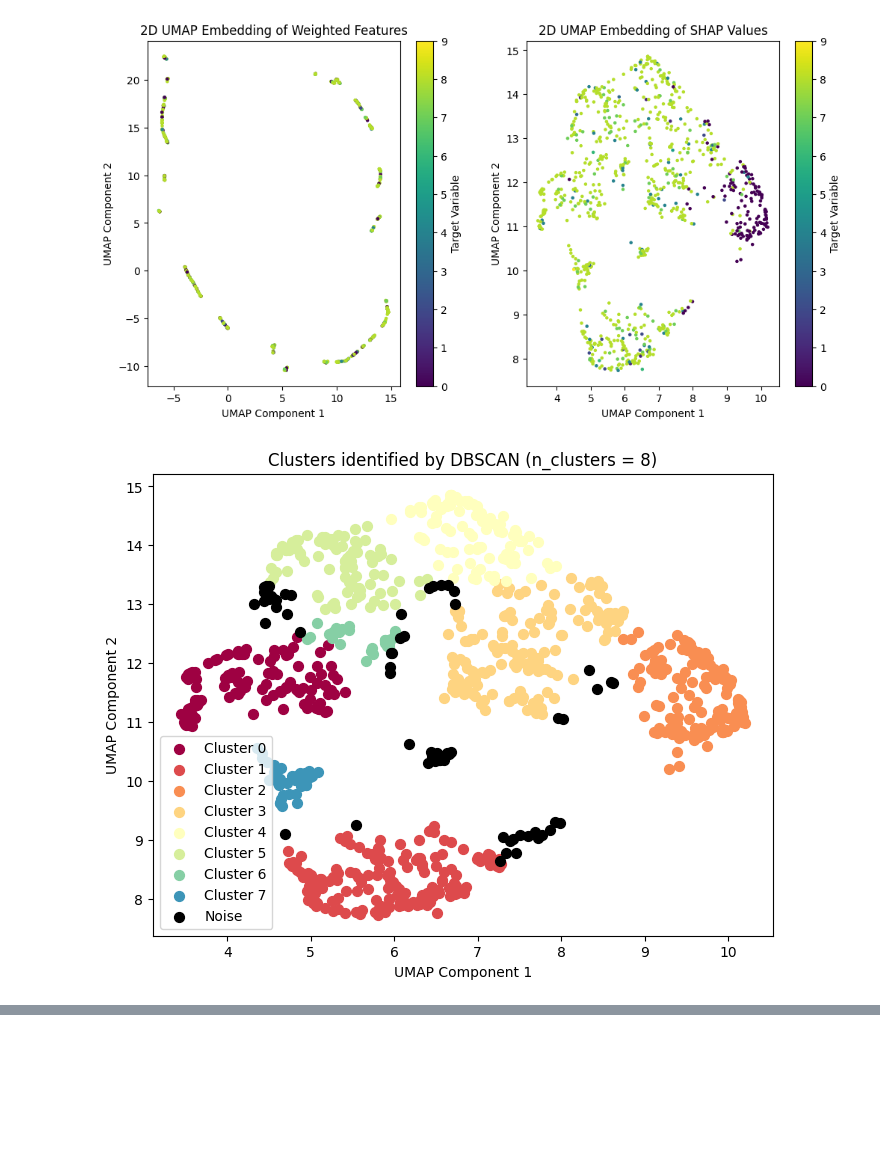
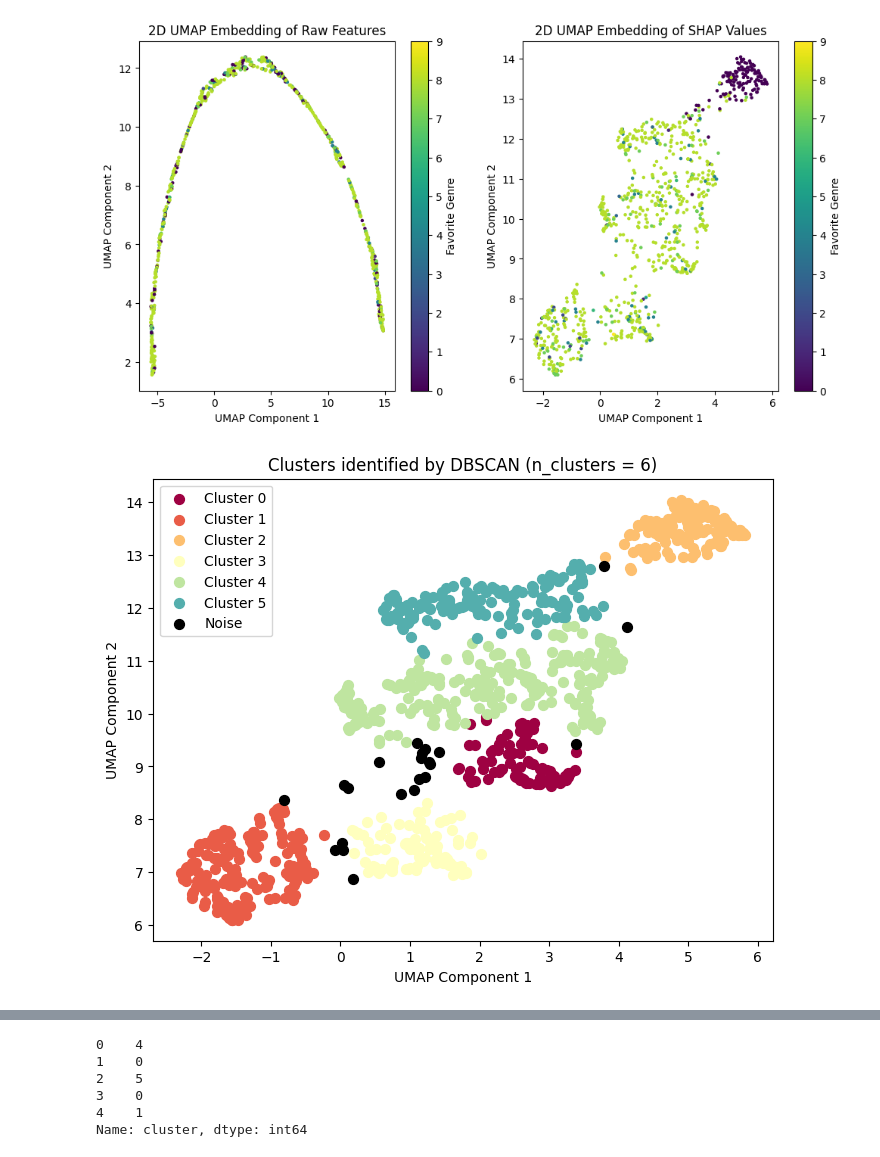
Before and after one commit to aditya-singam/shapclustering, a Jupyter notebook: Pioneer_Research_Code_Aditya_Singampalli.ipynb, the cells around one changed output, grey strips where cells are left out. Drawn from its saved outputs; the diff is of its cells as text; code cells hidden in the pictures; blank space fills up the shorter version.

```diff
--- a/Pioneer_Research_Code_Aditya_Singampalli.ipynb
+++ b/Pioneer_Research_Code_Aditya_Singampalli.ipynb
@@ -173,7 +180,7 @@ print(shap_df_demographic)
 # clusters = dbscan.fit_predict(weighted_features)
 
 # Visualize clusters using UMAP and DBSCAN
-X_2d = UMAP(n_components=2, n_neighbors=200, min_dist=0, random_state = 43).fit_transform(weighted_features)
+X_2d = UMAP(n_components=2, n_neighbors=200, min_dist=0, random_state = 43).fit_transform(X)
 s_2d = UMAP(n_components=2, n_neighbors=200, min_dist=0, random_state = 43).fit_transform(shap_values[:, :, 0])
 
 # from sklearn.preprocessing import LabelEncoder
@@ -187,18 +194,23 @@ print(y)
 plt.figure(figsize=(12, 6))
 plt.subplot(1, 2, 1)
 plt.scatter(X_2d[:, 0], X_2d[:, 1], c=y_numeric, cmap='viridis', s=5)
-plt.title('2D UMAP Embedding of Weighted Features')
+plt.title('2D UMAP Embedding of Raw Features')
 plt.xlabel('UMAP Component 1')
 plt.ylabel('UMAP Component 2')
-plt.colorbar(label='Target Variable')
+plt.colorbar(label='Favorite Genre')
+
 
 # Plotting the 2D embedding of SHAP values
 plt.subplot(1, 2, 2)
+print("*****s_2d****")
+print(s_2d[:, 0])
+print("*****s_2d1****")
+print(s_2d[:, 1])
 plt.scatter(s_2d[:, 0], s_2d[:, 1], c=y_numeric, cmap='viridis', s=5)
 plt.title('2D UMAP Embedding of SHAP Values')
 plt.xlabel('UMAP Component 1')
 plt.ylabel('UMAP Component 2')
-plt.colorbar(label='Target Variable')
+plt.colorbar(label='Favorite Genre')
 
 x_labels = DBSCAN(eps=0.58, min_samples=40).fit(s_2d).labels_
 print("x_labels: ")
@@ -207,7 +219,7 @@ plt.figure(figsize=(8, 6))
 unique_labels2 = set(x_labels)
 print("unique_labels2: ")
 print(unique_labels2)
-n_clusters_2 = len(unique_labels2) - (1 if -1 in unique_labels2 else 0)
+n_clusters = len(unique_labels2) - (1 if -1 in unique_labels2 else 0)
 colors2 = plt.cm.Spectral(np.linspace(0, 1, len(unique_labels2)))
 #print(unique_labels)
 #print(colors)
@@ -221,6 +233,33 @@ for k, col in zip(unique_labels2, colors2):
     xy = s_2d[class_member_mask]
     plt.scatter(xy[:, 0], xy[:, 1], c=[col], s=50, label=f'Cluster {k}' if k != -1 else 'Noise')
 
+plt.title(f'Clusters identified by DBSCAN (n_clusters = {n_clusters})')
+plt.xlabel('UMAP Component 1')
+plt.ylabel('UMAP Component 2')
+plt.legend()
+plt.show()
+
+x2_labels = DBSCAN(eps=0.78, min_samples=40).fit(X_2d).labels_
+print("x2_labels: ")
+print(x2_labels)
+plt.figure(figsize=(8, 6))
+unique_labels = set(x2_labels)
+print("unique_labels: ")
+print(unique_labels)
+n_clusters_2 = len(unique_labels) - (1 if -1 in unique_labels else 0)
+colors = plt.cm.Spectral(np.linspace(0, 1, len(unique_labels)))
+#print(unique_labels)
+#print(colors
+for k, col in zip(unique_labels, colors):
+    #print(k)
+    if k == -1:
+        # Black used for noise.
+        col = [0, 0, 0, 1]
+
+    class_member_mask = (x2_labels == k)
+    xy = X_2d[class_member_mask]
+    plt.scatter(xy[:, 0], xy[:, 1], c=[col], s=50, label=f'Cluster {k}' if k != -1 else 'Noise')
+
 plt.title(f'Clusters identified by DBSCAN (n_clusters = {n_clusters_2})')
 plt.xlabel('UMAP Component 1')
 plt.ylabel('UMAP Component 2')
@@ -247,2 +286,2 @@ unique_labels2:
-[figure, old version]
+[figure, new version]
-[figure, old version]
+[figure, new version]
@@ -249,7 +306,10 @@ unique_labels2:
 # %%
 from sklearn.metrics.pairwise import cosine_similarity
 clusters = x_labels
+clusters2 = x2_labels
 data['cluster'] = clusters
+data['cluster2'] = clusters2
+print(data['cluster'].head())
 # Prepare user-item matrix for each cluster
 def create_user_item_matrix(ratings, cluster_users):
     user_item_matrix = ratings[ratings['userId'].isin(cluster_users)].pivot(index='userId', columns='movieId', values='rating')
@@ -262,6 +322,20 @@ for cluster in set(clusters):
         continue
     cluster_users = data[data['cluster'] == cluster]['userId']
     cluster_ratings[cluster] = create_user_item_matrix(ratings, cluster_users)
+
+cluster_ratings2 = {}
+for cluster in set(clusters2):
+    if cluster == -1:  # Skip noise points
+        continue
+    cluster_users2 = data[data['cluster2'] == cluster]['userId']
+    cluster_ratings2[cluster] = create_user_item_matrix(ratings, cluster_users2)
+# %% [output]
+0    4
+1    0
+2    5
+3    0
+4    1
+Name: cluster, dtype: int64
 # %%
 # Calculating Cosine similarity
 cluster_similarities = {}
```
Also changed, not shown: parts of 12 cells of this notebook.
